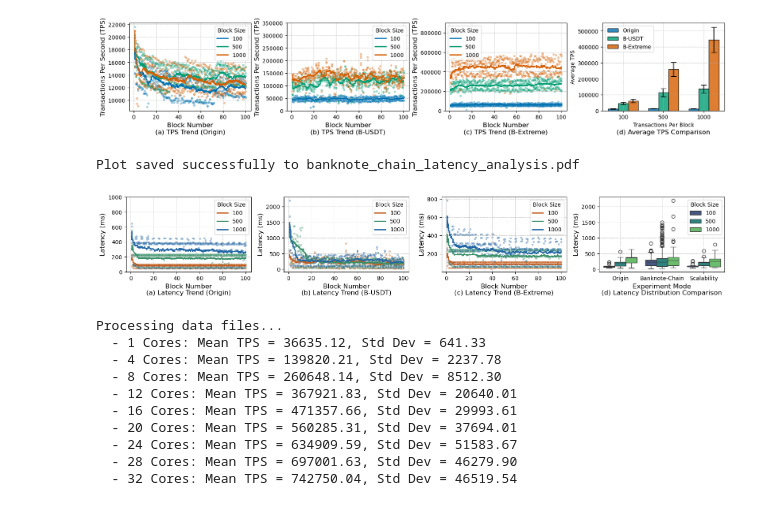
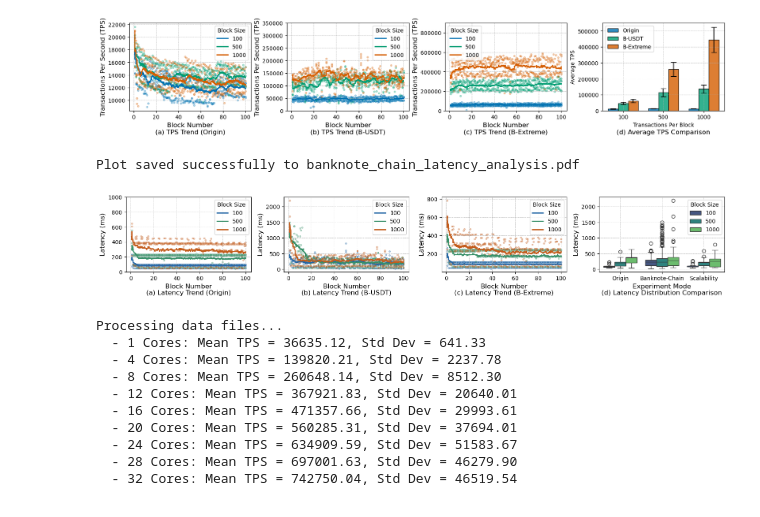
Before and after one commit to zhiyongm/Banknote-Chain, a Jupyter notebook: expDataAndFigsCode/draw_performance.Ipynb, the cells around one changed output. Cells and saved outputs as stored; diff of their text form; code cells hidden in the pictures.

```diff
--- a/expDataAndFigsCode/draw_performance.Ipynb
+++ b/expDataAndFigsCode/draw_performance.Ipynb
@@ -240,7 +240,7 @@ def plot_latency_vs_block_number(ax, base_dir, nodes, mode, title):
         mode (str): The experiment mode.
         title (str): The title for the subplot.
     """
-    colors = {'100': '#C35C1C', '500': '#389069', '1000': '#2266A5'}
+    colors = {'1000': '#C35C1C', '500': '#389069', '100': '#2266A5'}
     block_sizes = ['100', '500', '1000']
 
     for size in block_sizes:
@@ -327,34 +327,34 @@ def main():
     fig, axes = plt.subplots(1, 4, figsize=(16, 3), constrained_layout=True)
 
     # Subplot 1: Origin
     plot_latency_vs_block_number(axes[0], base_dir, nodes_to_analyze, 'origin', '(a) Latency Trend (Origin)')
 
     # Subplot 2: Banknote (USDT)
     plot_latency_vs_block_number(axes[1], base_dir, nodes_to_analyze, 'banknote', '(b) Latency Trend (B-USDT)')
 
     # Subplot 3: Scalability
     plot_latency_vs_block_number(axes[2], base_dir, nodes_to_analyze, 'scalability', '(c) Latency Trend (B-Extreme)')
 
     # Subplot 4: Boxplot comparison
     plot_latency_boxplot(axes[3], base_dir, nodes_to_analyze, '(d) Latency Distribution Comparison')
 
     # --- Finalization ---
     plt.tight_layout()
 
     # Save the figure to a PDF file
     output_filename = 'banknote_chain_latency_analysis.pdf'
     plt.savefig(Paper_fig_location+output_filename, format='pdf', bbox_inches='tight')
     print(f"Plot saved successfully to {output_filename}")
 
     # Display the plot
     plt.show()
 
 
 if __name__ == '__main__':
     main()
 # %% [output]
 Plot saved successfully to banknote_chain_latency_analysis.pdf
-[figure, old version]
+[figure, new version]
 # %%
 import pandas as pd
 import numpy as np
```
